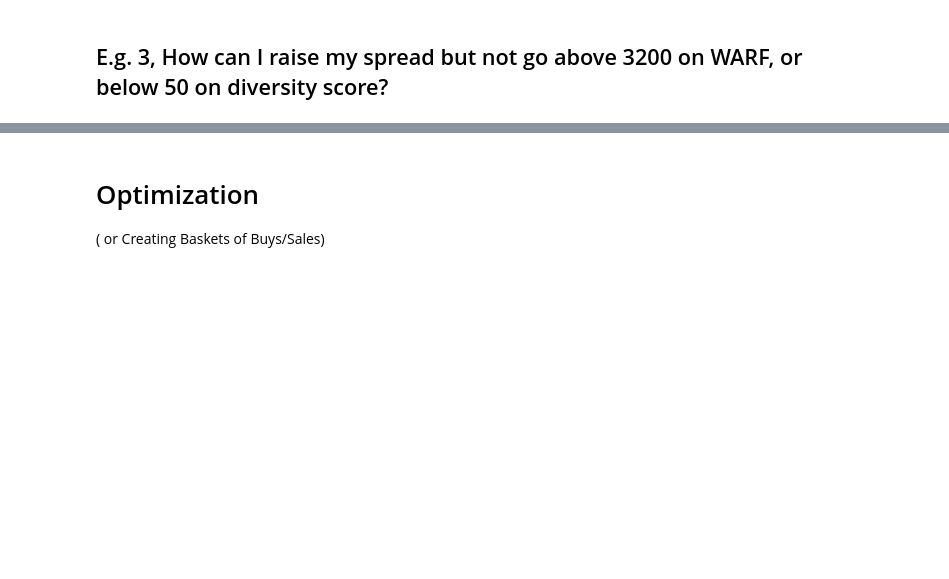
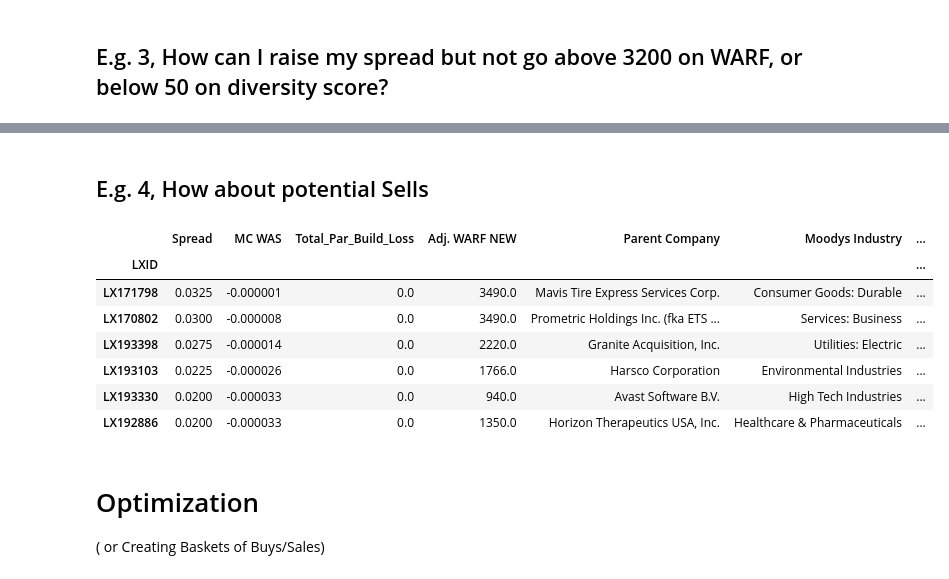
Before and after one commit to joshknechtel-gs/RM-IT, a Jupyter notebook: CLO Model Portfolio-Working.ipynb, the cells around one changed output, grey strips where cells are left out. Saved outputs shown, nothing was run; the diff lists cells and outputs as text; code cells hidden in the pictures; blank space fills up the shorter version.

```diff
--- a/CLO Model Portfolio-Working.ipynb
+++ b/CLO Model Portfolio-Working.ipynb
@@ -839,6 +915,22 @@ model_port.loc[(model_port['MC WAS']>0)&(model_port['Adj. WARF NEW']<3400)&(mode
 | LX169275 | 0.0350 | 0.000005 | 0.0 | 2720.0 | Navistar, Inc. | Transportation: Cargo | ... |
 | LX185878 | 0.0350 | 0.000005 | 0.0 | 2220.0 | INEOS Enterprises Holdings Limited | Chemicals, Plastics, & Rubber | ... |
 | LX175827 | 0.0350 | 0.000005 | 0.0 | 2720.0 | 8th Avenue Food & Provisions, Inc. | Beverage, Food, & Tobacco | ... |
+# %% [markdown]
+## E.g. 4, How about potential Sells
+# %%
+
+model_port.loc[(model_port['MC WAS']<0)&(model_port['Mil_Par_BL_Sale']>0),
+               ['Spread','MC WAS','Total_Par_Build_Loss','Adj. WARF NEW',
+            'Parent Company','Moodys Industry','Mil_Par_BL_Sale']].sort_values(by='Spread',ascending=False)
+# %% [output]
+|  | Spread | MC WAS | Total_Par_Build_Loss | Adj. WARF NEW | Parent Company | Moodys Industry | ... |
+| LXID |  |  |  |  |  |  | ... |
+| LX171798 | 0.0325 | -0.000001 | 0.0 | 3490.0 | Mavis Tire Express Services Corp. | Consumer Goods: Durable | ... |
+| LX170802 | 0.0300 | -0.000008 | 0.0 | 3490.0 | Prometric Holdings Inc. (fka ETS ... | Services: Business | ... |
+| LX193398 | 0.0275 | -0.000014 | 0.0 | 2220.0 | Granite Acquisition, Inc. | Utilities: Electric | ... |
+| LX193103 | 0.0225 | -0.000026 | 0.0 | 1766.0 | Harsco Corporation | Environmental Industries | ... |
+| LX193330 | 0.0200 | -0.000033 | 0.0 | 940.0 | Avast Software B.V. | High Tech Industries | ... |
+| LX192886 | 0.0200 | -0.000033 | 0.0 | 1350.0 | Horizon Therapeutics USA, Inc. | Healthcare & Pharmaceuticals | ... |
 # %% [markdown]
 # Optimization
 ( or Creating Baskets of Buys/Sales)
```
Also changed, not shown: parts of 11 cells of this notebook.
